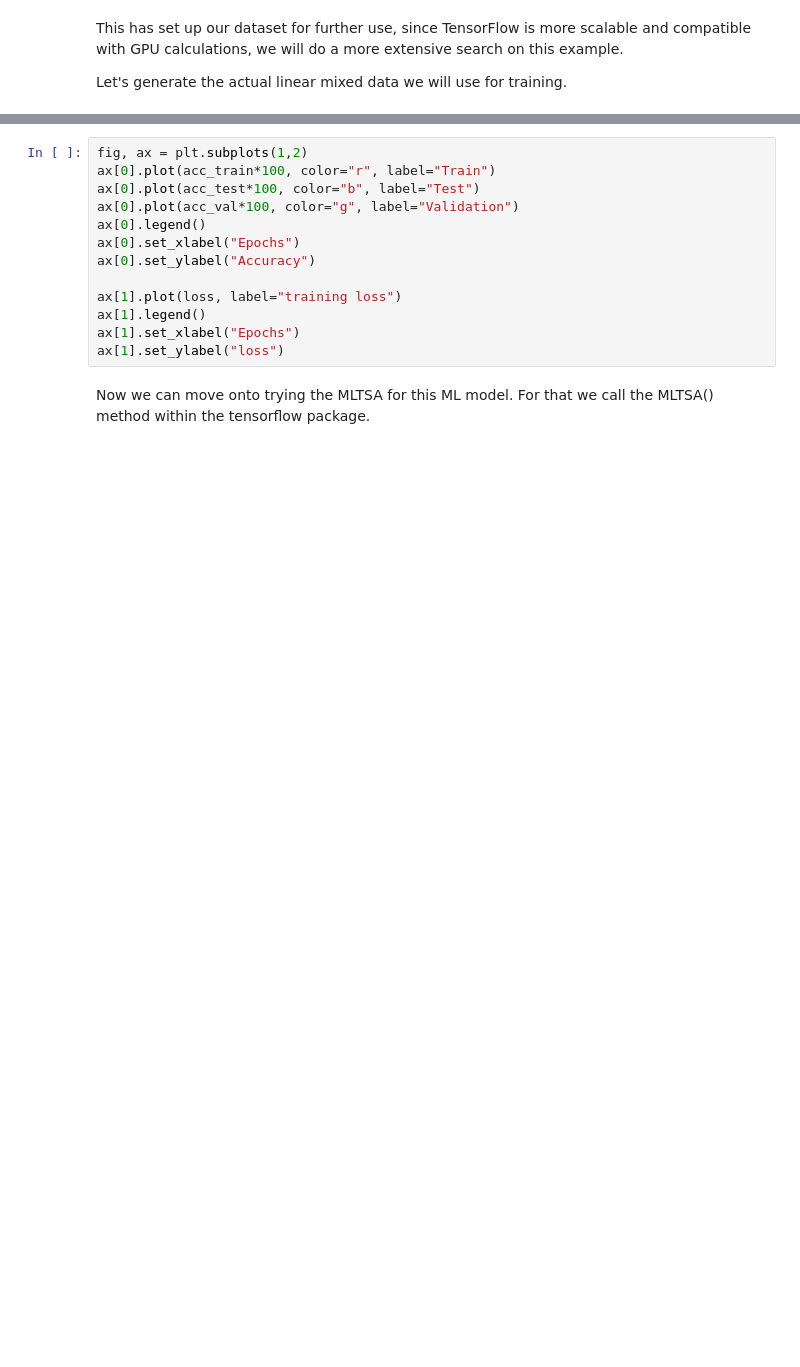
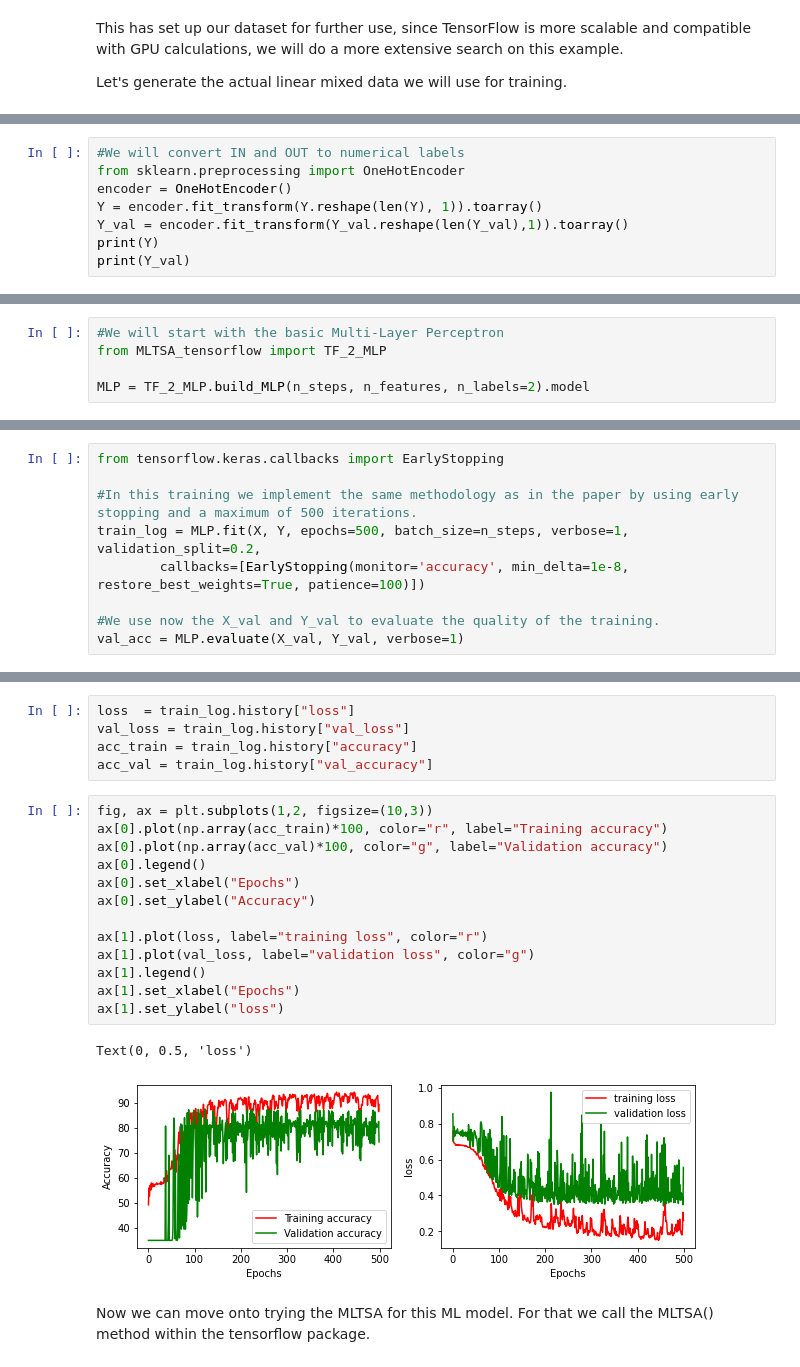
Before and after one commit to pedrojuanbj/MLTSA, a Jupyter notebook: notebooks/OneD_MLTSA_tensorflow.ipynb, the cells around one changed output, grey strips where cells are left out. Saved outputs shown, nothing was run; the diff lists cells and outputs as text; blank space fills up the shorter version.

```diff
--- a/notebooks/OneD_MLTSA_tensorflow.ipynb
+++ b/notebooks/OneD_MLTSA_tensorflow.ipynb
@@ -43,0 +46,8 @@ Getting simulation labels for the generated data
+# %%
+#We will convert IN and OUT to numerical labels
+from sklearn.preprocessing import OneHotEncoder
+encoder = OneHotEncoder()
+Y = encoder.fit_transform(Y.reshape(len(Y), 1)).toarray()
+Y_val = encoder.fit_transform(Y_val.reshape(len(Y_val),1)).toarray()
+print(Y)
+print(Y_val)
@@ -60,0 +72,5 @@ epoch_data
+# %%
+#We will start with the basic Multi-Layer Perceptron
+from MLTSA_tensorflow import TF_2_MLP
+
+MLP = TF_2_MLP.build_MLP(n_steps, n_features, n_labels=2).model
@@ -60,0 +97,9 @@ epoch_data
+# %%
+from tensorflow.keras.callbacks import EarlyStopping
+
+#In this training we implement the same methodology as in the paper by using early stopping and a maximum of 500 iterations.
+train_log = MLP.fit(X, Y, epochs=500, batch_size=n_steps, verbose=1, validation_split=0.2,
+        callbacks=[EarlyStopping(monitor='accuracy', min_delta=1e-8, restore_best_weights=True, patience=100)])
+
+#We use now the X_val and Y_val to evaluate the quality of the training.
+val_acc = MLP.evaluate(X_val, Y_val, verbose=1)
@@ -66,15 +133,23 @@ These can be plotted to see how the model is learning the outcome. Additionally,
+# %%
+loss  = train_log.history["loss"]
+val_loss = train_log.history["val_loss"]
+acc_train = train_log.history["accuracy"]
+acc_val = train_log.history["val_accuracy"]
 # %%
-fig, ax = plt.subplots(1,2)
-ax[0].plot(acc_train*100, color="r", label="Train")
-ax[0].plot(acc_test*100, color="b", label="Test")
-ax[0].plot(acc_val*100, color="g", label="Validation")
+fig, ax = plt.subplots(1,2, figsize=(10,3))
+ax[0].plot(np.array(acc_train)*100, color="r", label="Training accuracy")
+ax[0].plot(np.array(acc_val)*100, color="g", label="Validation accuracy")
 ax[0].legend()
 ax[0].set_xlabel("Epochs")
 ax[0].set_ylabel("Accuracy")
 
-ax[1].plot(loss, label="training loss")
+ax[1].plot(loss, label="training loss", color="r")
+ax[1].plot(val_loss, label="validation loss", color="g")
 ax[1].legend()
 ax[1].set_xlabel("Epochs")
 ax[1].set_ylabel("loss")
+# %% [output]
+Text(0, 0.5, 'loss')
+[figure, added]
 # %% [markdown]
 Now we can move onto trying the MLTSA for this ML model. For that we call the MLTSA() method within the tensorflow package.
```
Also changed, not shown: parts of 14 cells of this notebook, 4 other files.
